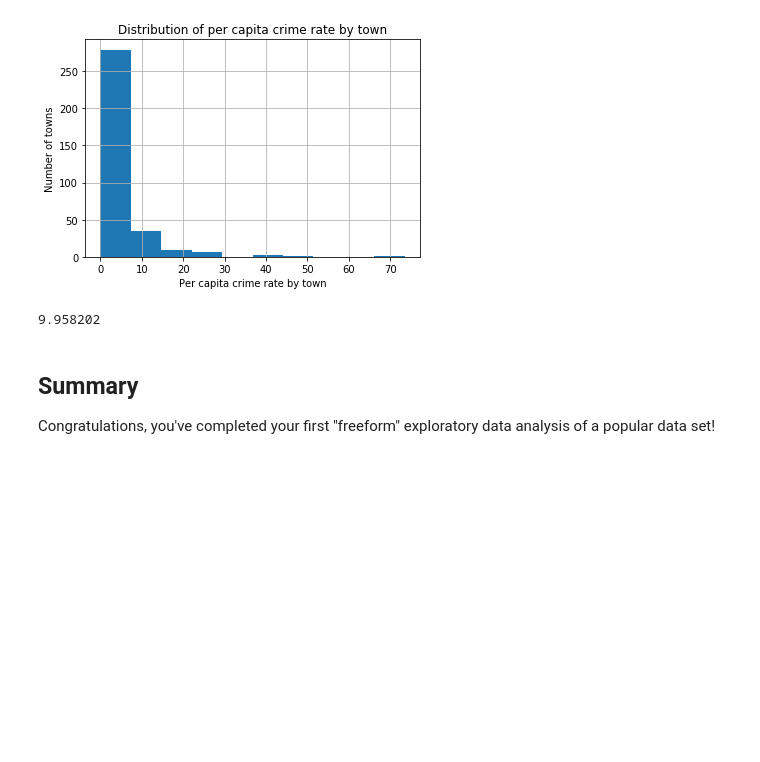
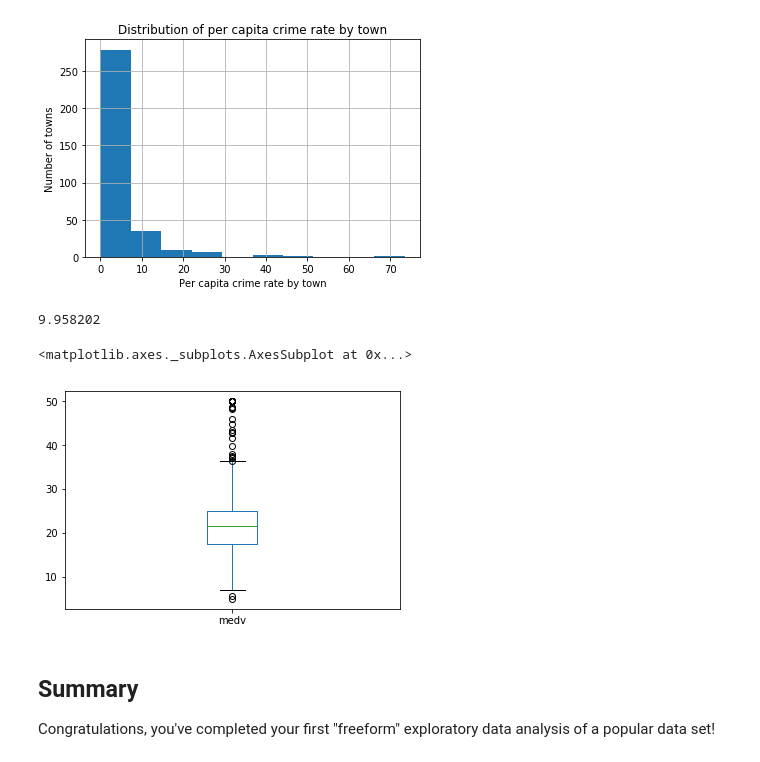
Before and after one commit to Rimab55/dsc-1-03-16-eda-with-pandas-using-the-boston-housing-data-lab-nyc-ds-career-012819, a Jupyter notebook: index.ipynb, the cells around one changed output. Cells and saved outputs as stored; diff of their text form; code cells hidden in the pictures; blank space fills up the shorter version.

```diff
--- a/index.ipynb
+++ b/index.ipynb
@@ -145,6 +145,11 @@ df.crim.quantile(0.9)
 9.958202
 # %%
 # 90 of per capita crime rate by towns are under 10
+# %%
+df.medv.plot(kind='box')
+# %% [output]
+<matplotlib.axes._subplots.AxesSubplot at 0x...>
+[figure, added]
 # %% [markdown]
 ## Summary
 
```
